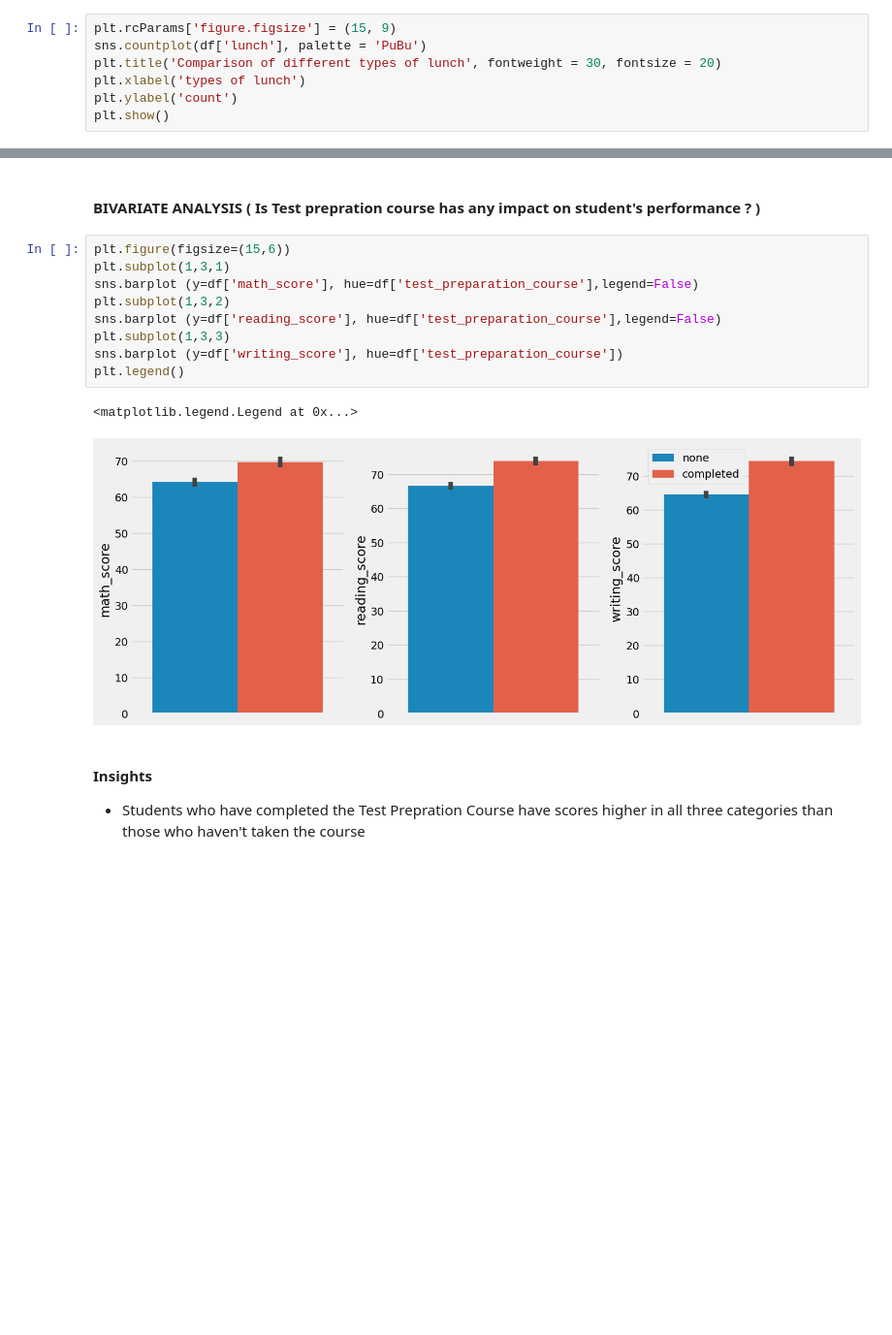
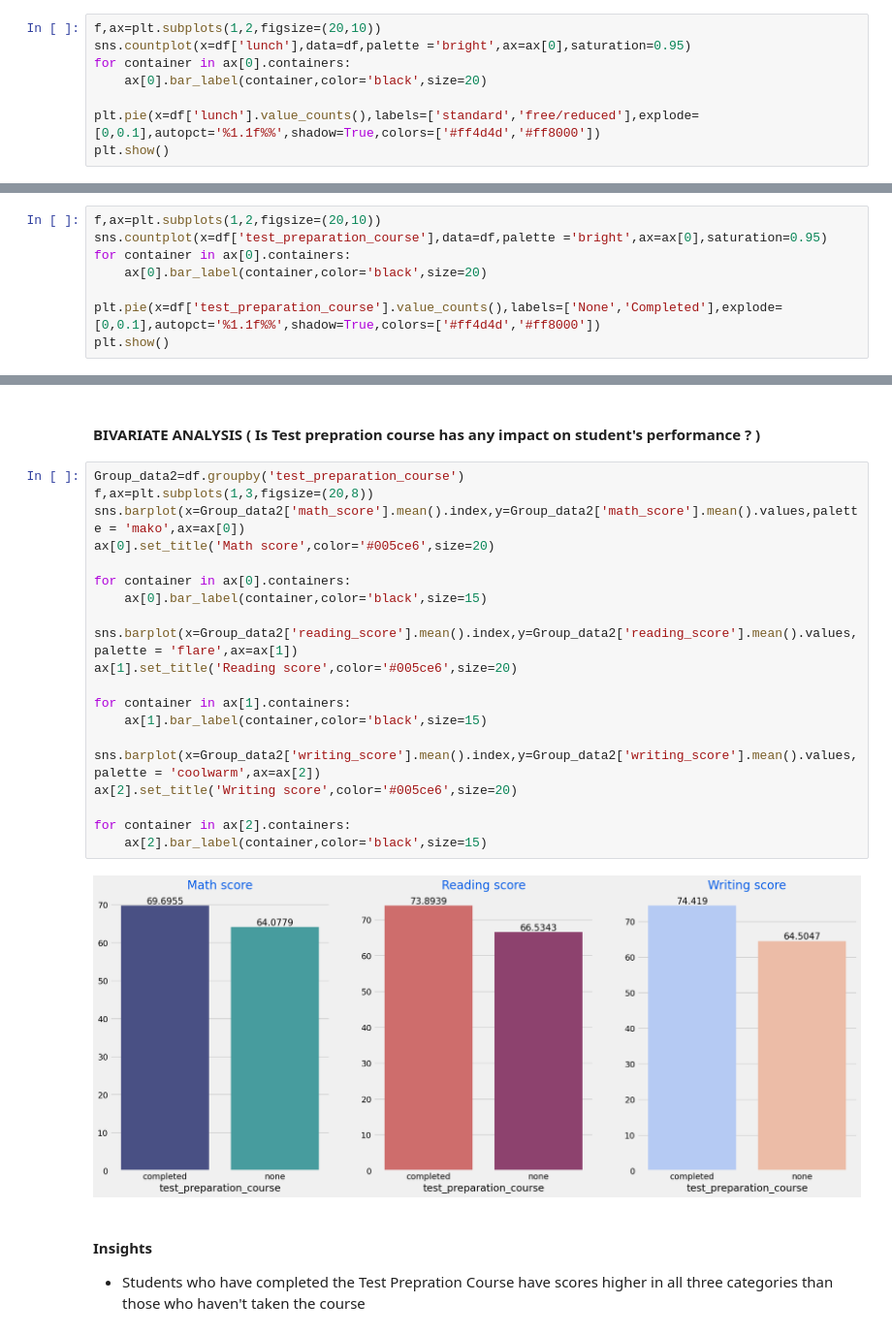
Before and after one commit to umairsiddique3171/student_performance_indicator_end-2-end, a Jupyter notebook: notebook/01_EDA.ipynb, the cells around one changed output, grey strips where cells are left out. Shown at 97% size. Cells and saved outputs as stored; diff of their text form; blank space fills up the shorter version.

```diff
--- a/notebook/01_EDA.ipynb
+++ b/notebook/01_EDA.ipynb
@@ -565,10 +556,11 @@ plt.show()
 # %% [markdown]
 #### UNIVARIATE ANALYSIS ( Which type of lunch is most common amoung students ? )
 # %%
-plt.rcParams['figure.figsize'] = (15, 9)
-sns.countplot(df['lunch'], palette = 'PuBu')
-plt.title('Comparison of different types of lunch', fontweight = 30, fontsize = 20)
-plt.xlabel('types of lunch')
-plt.ylabel('count')
+f,ax=plt.subplots(1,2,figsize=(20,10))
+sns.countplot(x=df['lunch'],data=df,palette ='bright',ax=ax[0],saturation=0.95)
+for container in ax[0].containers:
+    ax[0].bar_label(container,color='black',size=20)
+
+plt.pie(x=df['lunch'].value_counts(),labels=['standard','free/reduced'],explode=[0,0.1],autopct='%1.1f%%',shadow=True,colors=['#ff4d4d','#ff8000'])
 plt.show()
 # %% [output]
@@ -609,0 +602,8 @@ for container in ax[2].containers:
+# %%
+f,ax=plt.subplots(1,2,figsize=(20,10))
+sns.countplot(x=df['test_preparation_course'],data=df,palette ='bright',ax=ax[0],saturation=0.95)
+for container in ax[0].containers:
+    ax[0].bar_label(container,color='black',size=20)
+
+plt.pie(x=df['test_preparation_course'].value_counts(),labels=['None','Completed'],explode=[0,0.1],autopct='%1.1f%%',shadow=True,colors=['#ff4d4d','#ff8000'])
+plt.show()
@@ -610,17 +612,27 @@ for container in ax[2].containers:
 # %% [markdown]
 #### BIVARIATE ANALYSIS ( Is Test prepration course has any impact on student's performance ? )
 # %%
-plt.figure(figsize=(15,6))
-plt.subplot(1,3,1)
-sns.barplot (y=df['math_score'], hue=df['test_preparation_course'],legend=False)
-plt.subplot(1,3,2)
-sns.barplot (y=df['reading_score'], hue=df['test_preparation_course'],legend=False)
-plt.subplot(1,3,3)
-sns.barplot (y=df['writing_score'], hue=df['test_preparation_course'])
-plt.legend()
+Group_data2=df.groupby('test_preparation_course')
+f,ax=plt.subplots(1,3,figsize=(20,8))
+sns.barplot(x=Group_data2['math_score'].mean().index,y=Group_data2['math_score'].mean().values,palette = 'mako',ax=ax[0])
+ax[0].set_title('Math score',color='#005ce6',size=20)
+
+for container in ax[0].containers:
+    ax[0].bar_label(container,color='black',size=15)
+
+sns.barplot(x=Group_data2['reading_score'].mean().index,y=Group_data2['reading_score'].mean().values,palette = 'flare',ax=ax[1])
+ax[1].set_title('Reading score',color='#005ce6',size=20)
+
+for container in ax[1].containers:
+    ax[1].bar_label(container,color='black',size=15)
+
+sns.barplot(x=Group_data2['writing_score'].mean().index,y=Group_data2['writing_score'].mean().values,palette = 'coolwarm',ax=ax[2])
+ax[2].set_title('Writing score',color='#005ce6',size=20)
+
+for container in ax[2].containers:
+    ax[2].bar_label(container,color='black',size=15)
 # %% [output]
-<matplotlib.legend.Legend at 0x...>
-[figure, old version]
+[figure, new version]
 # %% [markdown]
 #### Insights
 - Students who have completed the Test Prepration Course have scores higher in all three categories than those who haven't taken the course
```
Also changed, not shown: parts of 14 cells of this notebook, 1 other file.
